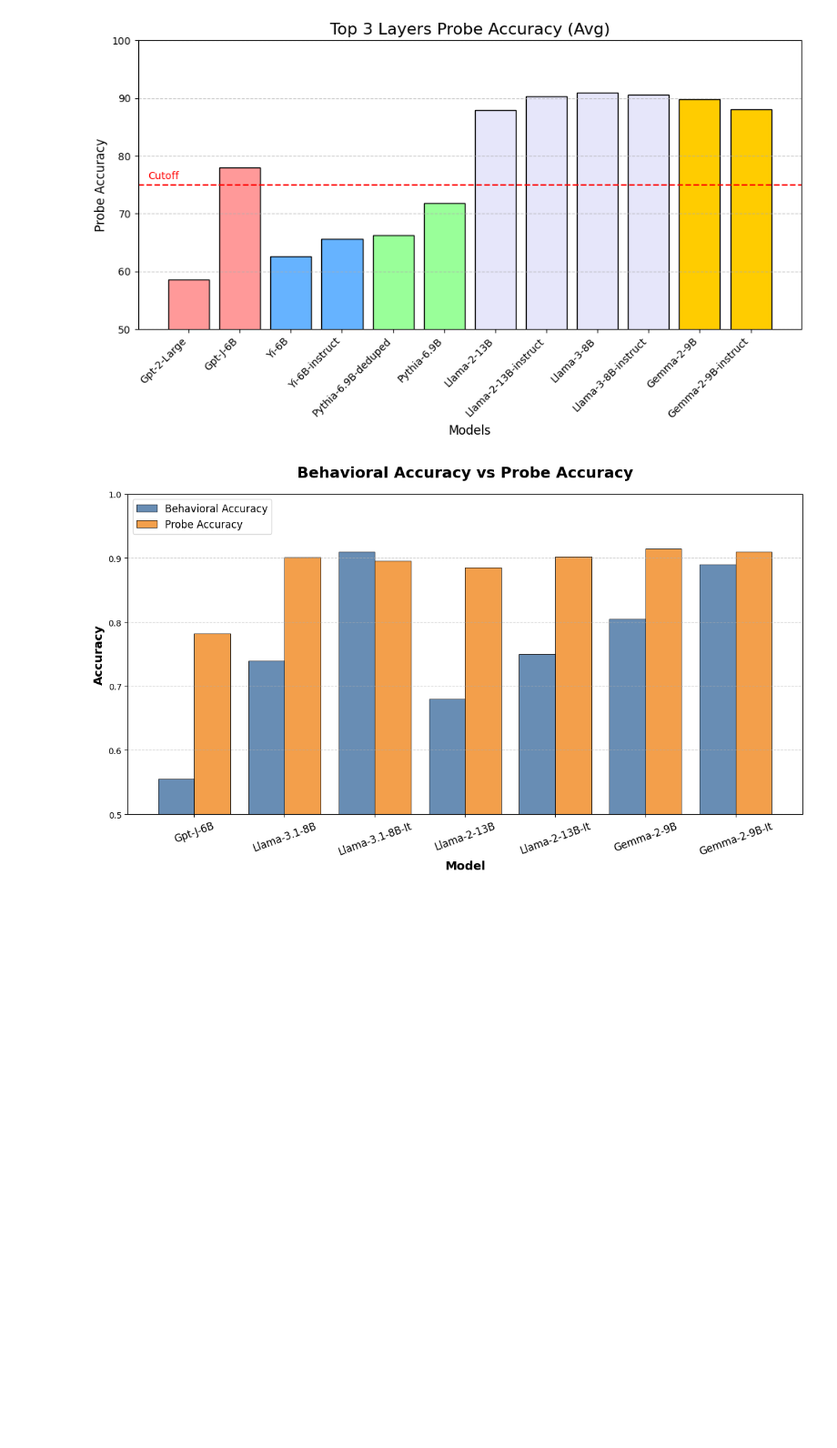
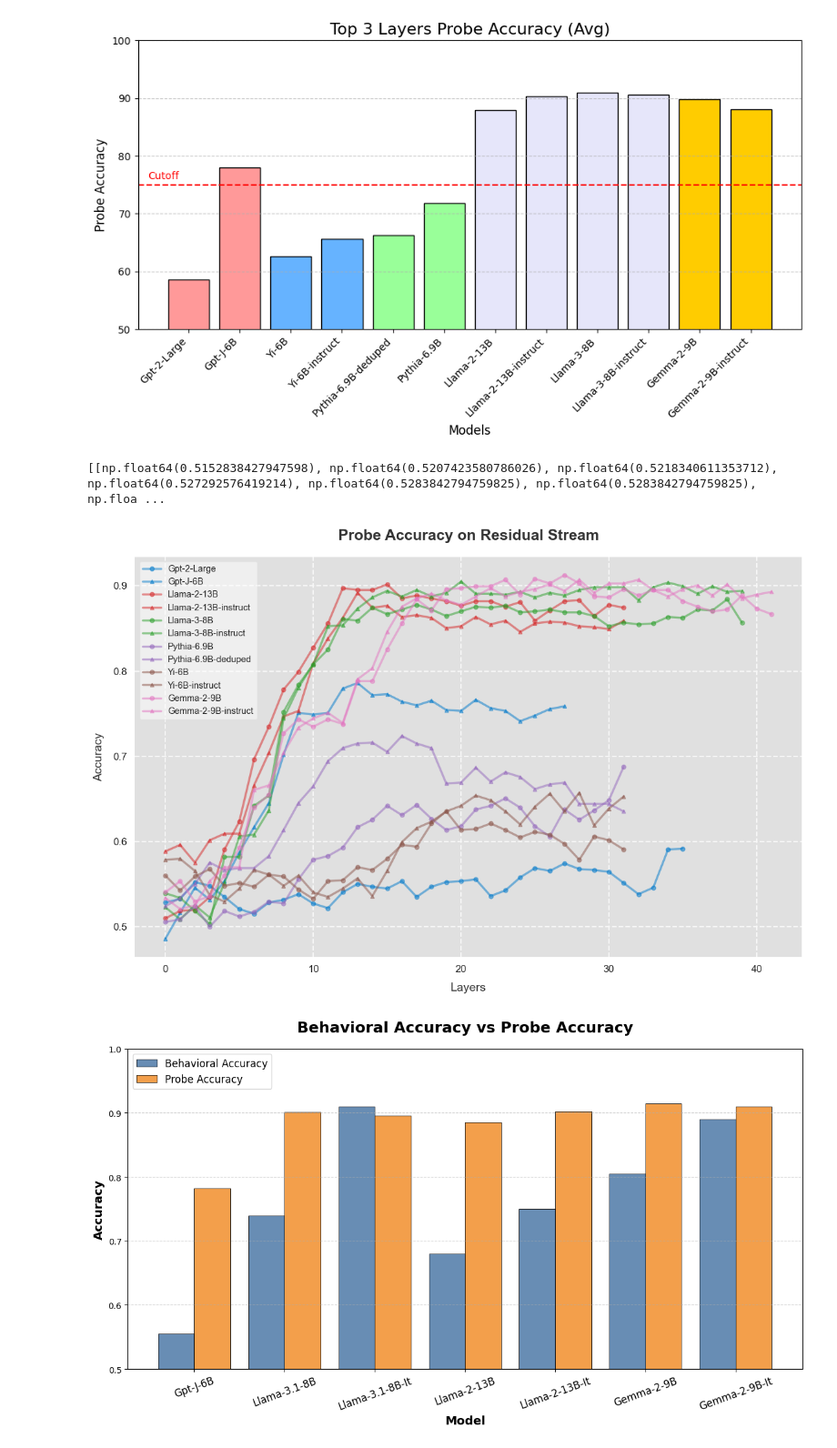
Before and after one commit to Supersheep7/belief-repr1, a Jupyter notebook: viz.ipynb, the cells around one changed output. Shown at 91% size. Cells and saved outputs as stored; diff of their text form; code cells hidden in the pictures; blank space fills up the shorter version.

Commit message:
now viz walks throughvarious plots

```diff
--- a/viz.ipynb
+++ b/viz.ipynb
@@ -65,6 +67,17 @@ plt.tight_layout()
 plt.show()
 # %% [output]
 [figure]
+# %%
+print(models)
+# %% [output]
+[[np.float64(0.5152838427947598), np.float64(0.5207423580786026), np.float64(0.5218340611353712), np.float64(0.527292576419214), np.float64(0.5283842794759825), np.float64(0.5283842794759825), np.floa ...
+# %%
+pretty_line_mass(
+    gpt, gpt_j,llama, llama_instruct, llama_medium, llama_medium_instruct,  pythia_deduped, pythia, yi, yi_instruct,  gemma, gemma_instruct, #
+    labels = ['Gpt-2-Large', 'Gpt-J-6B', 'Llama-2-13B', 'Llama-2-13B-instruct', 'Llama-3-8B', 'Llama-3-8B-instruct', 'Pythia-6.9B', 'Pythia-6.9B-deduped', 'Yi-6B', 'Yi-6B-instruct',  'Gemma-2-9B', 'Gemma-2-9B-instruct'],
+    )
+# %% [output]
+[figure, added]
 # %%
 behav = [(100 - 46 + 100 - 43) / 200,           # Gpt-J-6B
          (100 + 100 - 52) / 200,                # Llama-3.1-8B
```
Also changed, not shown: parts of 23 cells of this notebook.
